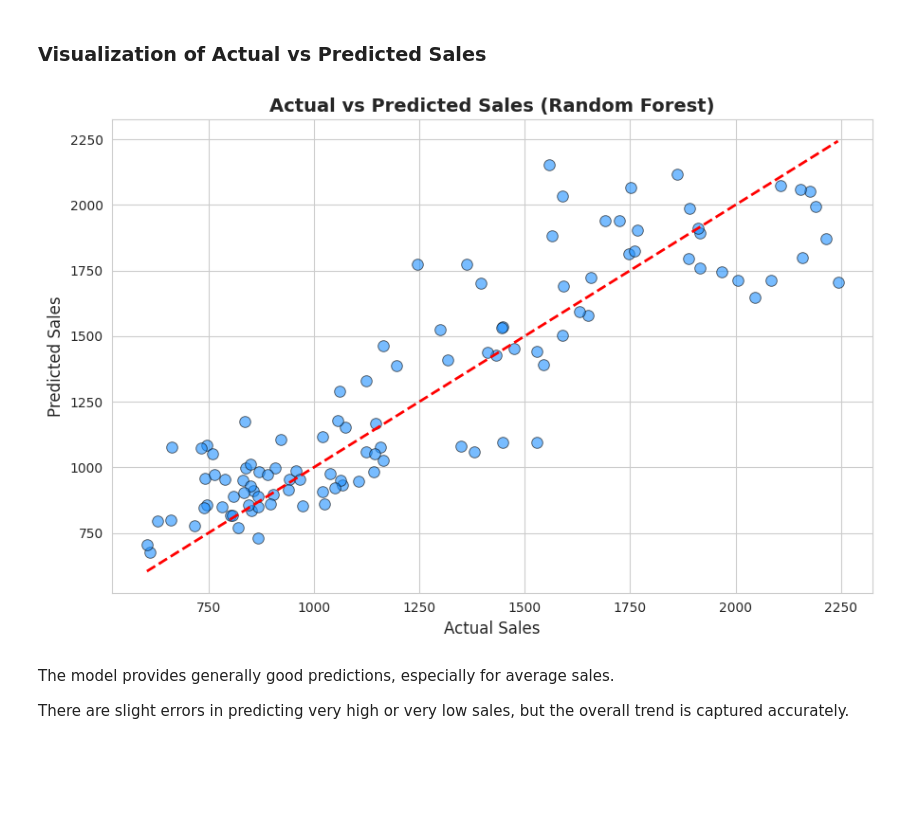
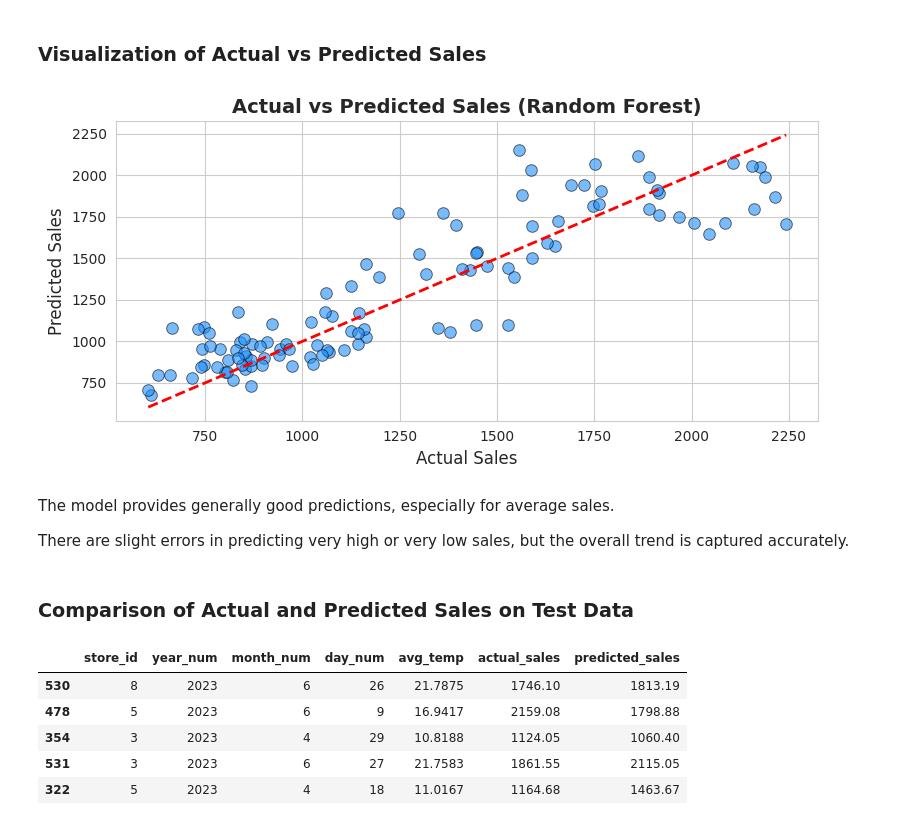
Before and after one commit to zara-abdulla/coffee-shop-sales-analysis, a Jupyter notebook: analysis/sales_forecasting_with_weather.ipynb, the cells around one changed output. Saved outputs shown, nothing was run; the diff lists cells and outputs as text; code cells hidden in the pictures; blank space fills up the shorter version.

```diff
--- a/analysis/sales_forecasting_with_weather.ipynb
+++ b/analysis/sales_forecasting_with_weather.ipynb
@@ -264,6 +278,3 @@ plt.show()
 - store_id has a small impact.
 
 - year_num has no impact because all data is from the same year.
-# %%
-X_test['predicted_sales']=y_pred.round(2)
-X_test['actual_sales']=y_test.round(2)
@@ -320,7 +322,7 @@ import matplotlib.pyplot as plt
 import seaborn as sns
 import pandas as pd
 
-plt.figure(figsize=(9,6))
+plt.figure(figsize=(8,4))
 sns.set_style("whitegrid")
 
 # Scatter plot
@@ -339,8 +341,23 @@ plt.title("Actual vs Predicted Sales (Random Forest)", fontsize=14, weight='bold
 plt.tight_layout()
 plt.show()
 # %% [output]
-[figure, old version]
+[figure, new version]
 # %% [markdown]
 The model provides generally good predictions, especially for average sales.
 
 There are slight errors in predicting very high or very low sales, but the overall trend is captured accurately.
+# %% [markdown]
+### Comparison of Actual and Predicted Sales on Test Data
+# %%
+results = X_test.copy()
+results['actual_sales'] = y_test.round(2)
+results['predicted_sales'] = y_pred.round(2)
+
+results.head()
+# %% [output]
+|  | store_id | year_num | month_num | day_num | avg_temp | actual_sales | predicted_sales |
+| 530 | 8 | 2023 | 6 | 26 | 21.7875 | 1746.10 | 1813.19 |
+| 478 | 5 | 2023 | 6 | 9 | 16.9417 | 2159.08 | 1798.88 |
+| 354 | 3 | 2023 | 4 | 29 | 10.8188 | 1124.05 | 1060.40 |
+| 531 | 3 | 2023 | 6 | 27 | 21.7583 | 1861.55 | 2115.05 |
+| 322 | 5 | 2023 | 4 | 18 | 11.0167 | 1164.68 | 1463.67 |
```
Also changed, not shown: parts of 5 cells of this notebook.
